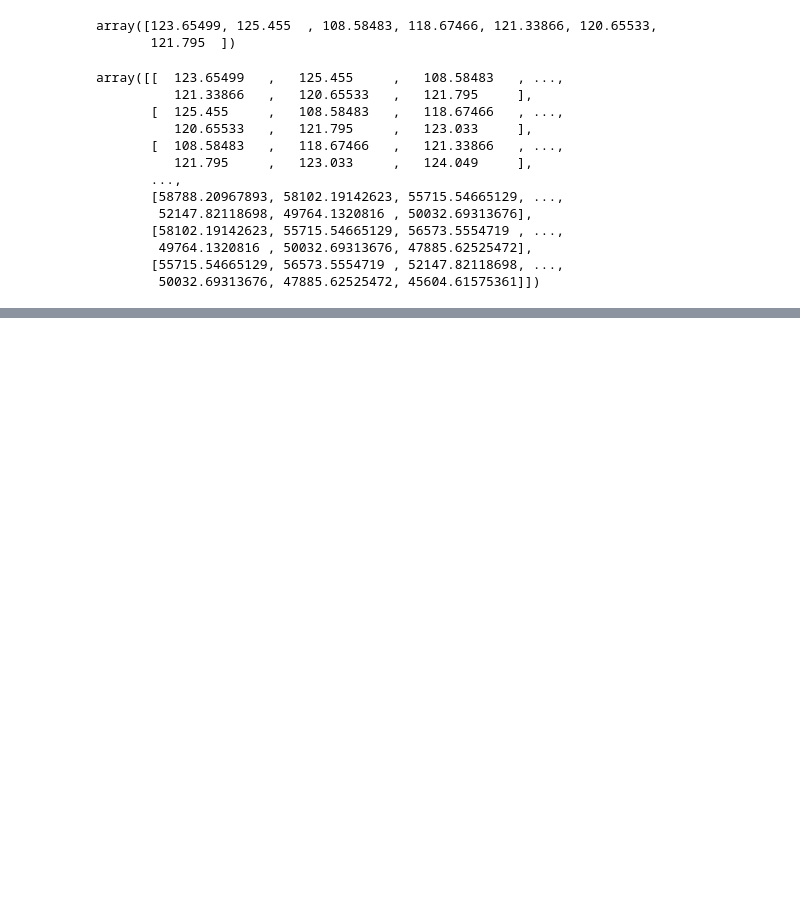
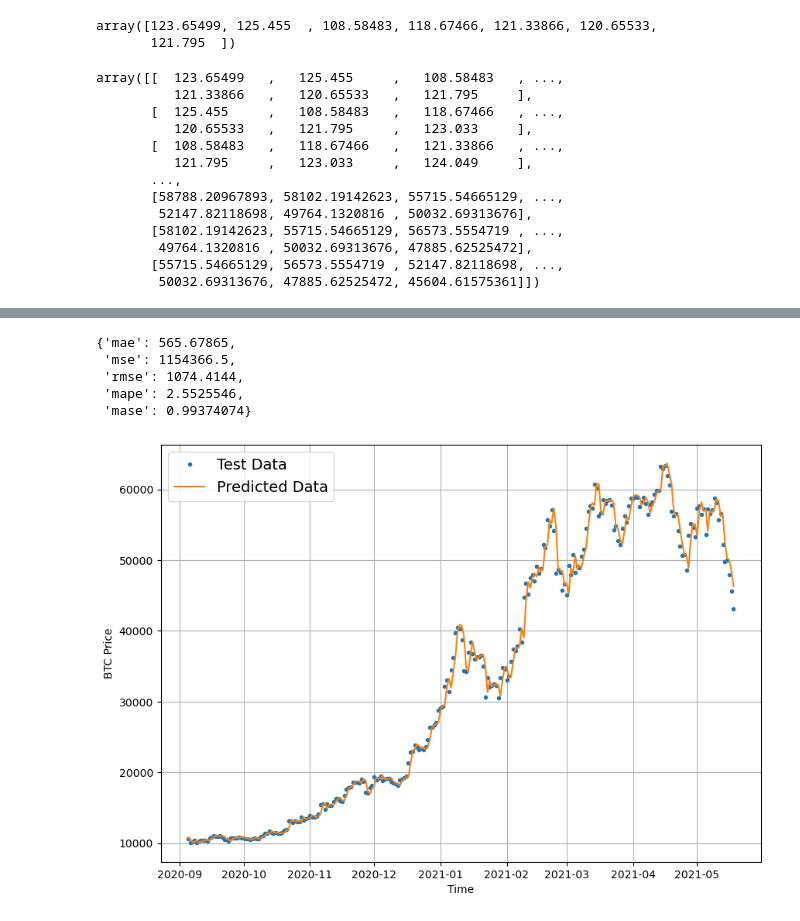
Before and after one commit to vivek11416/tensorFlow, a Jupyter notebook: TimeSeriesFundamentals/TimeSeriesLSTM.ipynb, the cells around one changed output, grey strips where cells are left out. Drawn from its saved outputs; the diff is of its cells as text; code cells hidden in the pictures; blank space fills up the shorter version.

Commit message:
code Updated for Time Series LSTM

```diff
--- a/TimeSeriesFundamentals/TimeSeriesLSTM.ipynb
+++ b/TimeSeriesFundamentals/TimeSeriesLSTM.ipynb
@@ -229,0 +238,2 @@ tf.Tensor(
+# %%
+train_windows,test_windows,train_labels,test_labels = make_train_test_splits(full_windows,full_labels)
@@ -229,0 +294,3 @@ tf.Tensor(
+# %%
+model_1 = tf.keras.models.load_model('model_experiments/model_1_dense/')
+model_1.evaluate(test_windows,test_labels)
@@ -229,0 +300,7 @@ tf.Tensor(
+# %%
+#027 Creating a function to make predictions with our trained models
+def make_preds(model,input_data):
+    forecast = model.predict(input_data)
+    return tf.squeeze(forecast)
+# %%
+model_1_preds = make_preds(model_1,test_windows)
@@ -229,0 +309,16 @@ tf.Tensor(
+# %%
+model_1_results = evaluate_preds(y_true=tf.squeeze(test_labels),y_pred=model_1_preds)
+model_1_results
+# %% [output]
+{'mae': 565.67865,
+ 'mse': 1154366.5,
+ 'rmse': 1074.4144,
+ 'mape': 2.5525546,
+ 'mase': 0.99374074}
+# %%
+offset = 300
+plt.figure(figsize=(10,7))
+plot_time_series(timesteps=X_test[-len(test_windows):],values=test_labels[:,0],start=offset,label="Test Data")
+plot_time_series(timesteps=X_test[-len(test_windows):],values=model_1_preds,start=offset,format="-",label="Predicted Data")
+# %% [output]
+[figure, added]
```
Also changed, not shown: parts of 8 cells of this notebook, 4 other files.
